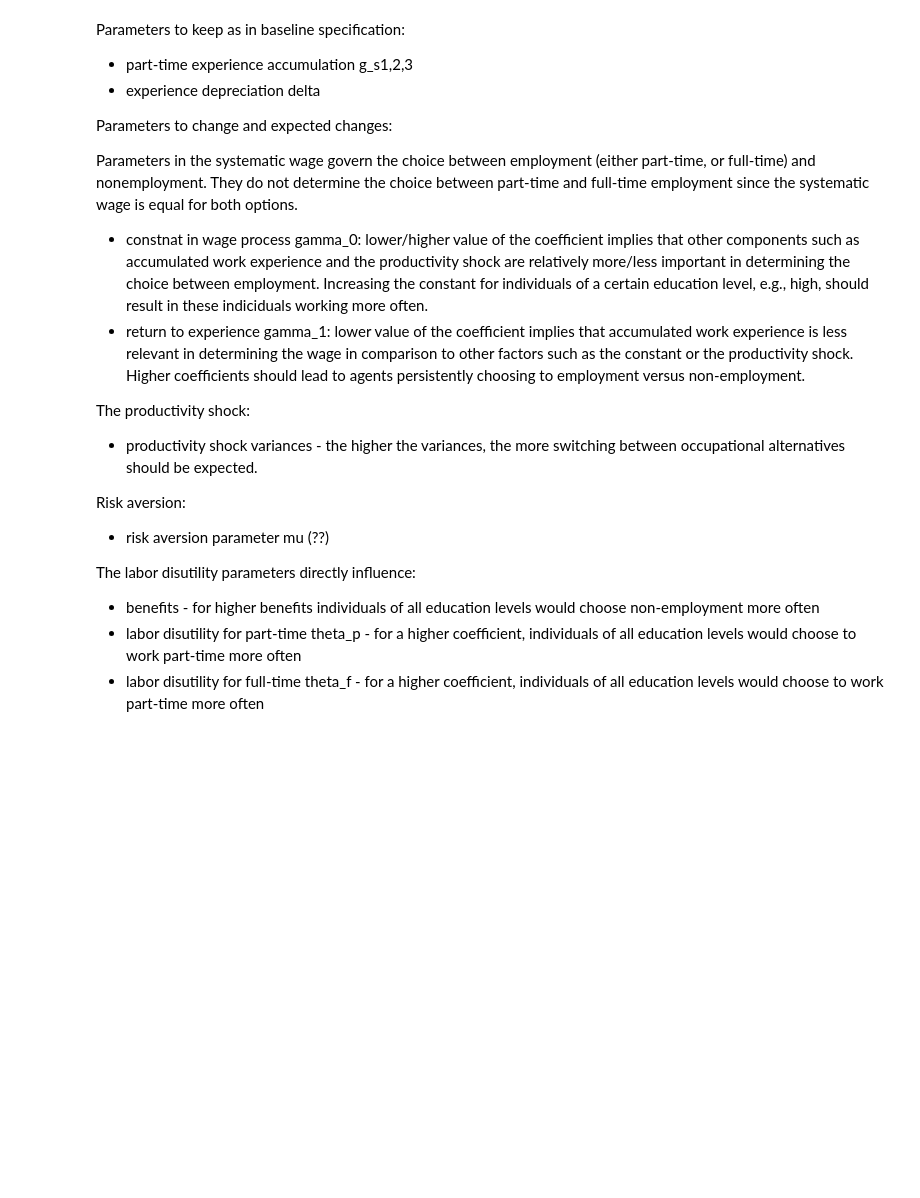
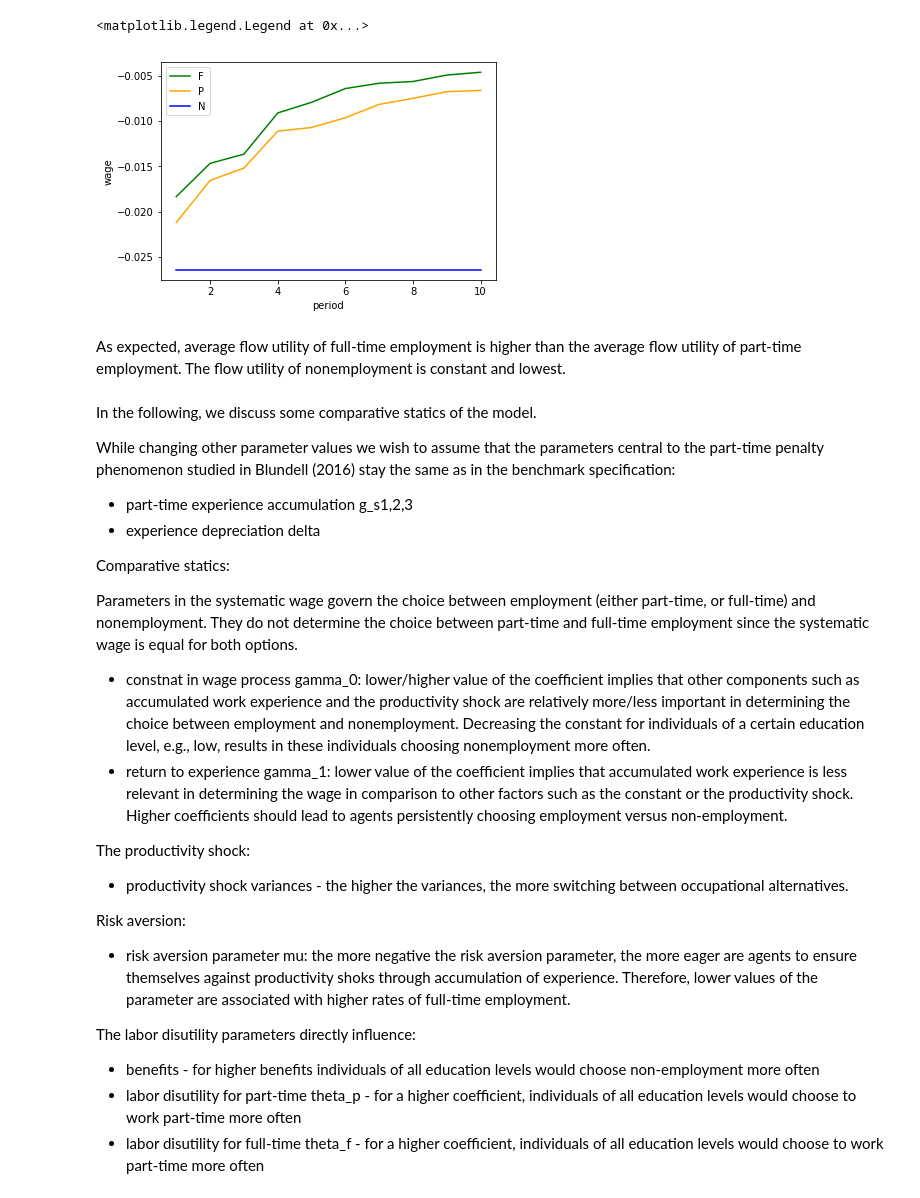
Before and after one commit to OpenSourceEconomics/soepy, a Jupyter notebook: soepy/notebooks/data_frame_sim_test_analysis.ipynb, the cells around one changed output. Saved outputs shown, nothing was run; the diff lists cells and outputs as text; code cells hidden in the pictures; blank space fills up the shorter version.

```diff
--- a/soepy/notebooks/data_frame_sim_test_analysis.ipynb
+++ b/soepy/notebooks/data_frame_sim_test_analysis.ipynb
@@ -111,19 +111,49 @@ KeyError: 'Column not found: Utility P'
+# %%
+# Average flow utility for each period and choice
+
+fig,ax = plt.subplots()
+
+# Generate x axis values
+period = [1,2,3,4,5,6,7,8,9,10]
+
+# Generate lines
+ax.plot(period,
+        data_frame_baseline[data_frame_baseline['Choice'] == 2].groupby(['Period'])['Flow Utility F'].mean(),
+        color='green', label = 'F')
+ax.plot(period,
+        data_frame_baseline[data_frame_baseline['Choice'] == 1].groupby(['Period'])['Flow Utility P'].mean(),
+        color='orange', label = 'P')
+ax.plot(period,
+        data_frame_baseline[data_frame_baseline['Choice'] == 0].groupby(['Period'])['Flow Utility N'].mean(),
+        color='blue', label = 'N')
+
+# Plot settings
+ax.set_xlabel("period")
+ax.set_ylabel("wage")
+ax.legend(loc='best')
+# %% [output]
+<matplotlib.legend.Legend at 0x...>
+[figure, added]
+# %% [markdown]
+As expected, average flow utility of full-time employment is higher than the average flow utility of part-time employment. The flow utility of nonemployment is constant and lowest.
 # %% [markdown]
-Parameters to keep as in baseline specification:
+In the following, we discuss some comparative statics of the model.
+
+While changing other parameter values we wish to assume that the parameters central to the part-time penalty phenomenon studied in Blundell (2016) stay the same as in the benchmark specification:
 - part-time experience accumulation g_s1,2,3
 - experience depreciation delta
 
-Parameters to change and expected changes:
+Comparative statics:
 
 Parameters in the systematic wage govern the choice between employment (either part-time, or full-time) and nonemployment. They do not determine the choice between part-time and full-time employment since the systematic wage is equal for both options.
-- constnat in wage process gamma_0: lower/higher value of the coefficient implies that other components such as accumulated work experience and the productivity shock are relatively more/less important in determining the choice between employment. Increasing the constant for individuals of a certain education level, e.g., high, should result in these indiciduals working more often.
-- return to experience gamma_1: lower value of the coefficient implies that accumulated work experience is less relevant in determining the wage in comparison to other factors such as the constant or the productivity shock. Higher coefficients should lead to agents persistently choosing to employment versus non-employment.
+- constnat in wage process gamma_0: lower/higher value of the coefficient implies that other components such as accumulated work experience and the productivity shock are relatively more/less important in determining the choice between employment and nonemployment. Decreasing the constant for individuals of a certain education level, e.g., low, results in these individuals choosing nonemployment more often.
+- return to experience gamma_1: lower value of the coefficient implies that accumulated work experience is less relevant in determining the wage in comparison to other factors such as the constant or the productivity shock. Higher coefficients should lead to agents persistently choosing employment versus non-employment.
 
 The productivity shock:
-- productivity shock variances - the higher the variances, the more switching between occupational alternatives should be expected.
+- productivity shock variances - the higher the variances, the more switching between occupational alternatives.
 
 Risk aversion:
-- risk aversion parameter mu (??)
+- risk aversion parameter mu: the more negative the risk aversion parameter, the more eager are agents to ensure themselves against productivity shoks through accumulation of experience. Therefore, lower values of the parameter are associated with higher rates of full-time employment.
 
 The labor disutility parameters directly influence:
 - benefits - for higher benefits individuals of all education levels would choose non-employment more often
```
Also changed, not shown: parts of 25 cells of this notebook, 6 other files.
